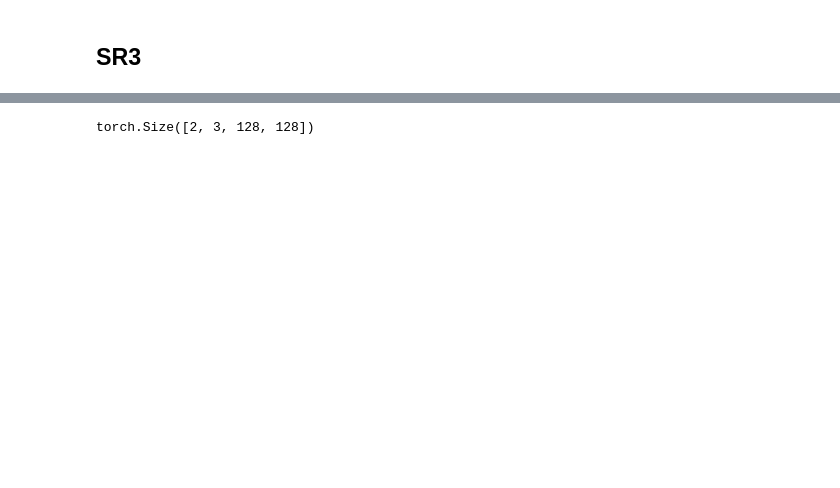
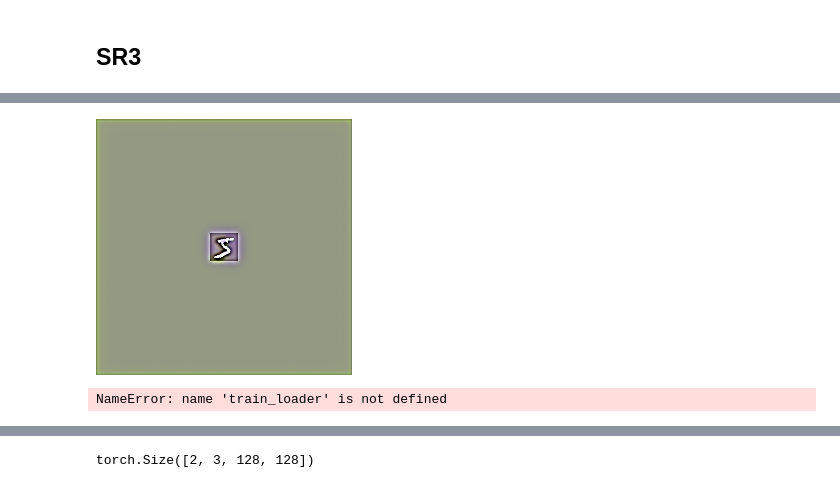
Before and after one commit to ramayer/Elucidated-Diffusion-Model-vibe-coded, a Jupyter notebook: color_attempt.ipynb, the cells around one changed output, grey strips where cells are left out. Cells and saved outputs as stored; diff of their text form; code cells hidden in the pictures; blank space fills up the shorter version.

```diff
--- a/color_attempt.ipynb
+++ b/color_attempt.ipynb
@@ -890,0 +1012,14 @@ for obj in gc.get_objects():
+# %%
+B = 4
+hr = torch.randn(B, 3, 256, 256).cuda()
+lr = torch.randn(B, 3, 64, 64).cuda()
+t = torch.rand(B).cuda()
+
+lr_up = F.interpolate(lr, size=(256,256), mode='bilinear', align_corners=False)
+x_noisy = torch.randn_like(hr)
+x_in = torch.cat([x_noisy, lr_up], dim=1).cuda()
+
+model = UNetSR3().cuda()
+with torch.no_grad():
+    out = model(x_in, t)
+print("Output:", out.shape)  # should be [4, 3, 256, 256]
@@ -890,0 +1192,49 @@ for obj in gc.get_objects():
+# %%
+### Sanity Check one step of samplng.
+
+# Take one HR-LR pair
+dataloader = train_loader
+hr_sample, lr_sample = next(iter(dataloader))
+hr_sample = hr_sample.cuda()
+lr_sample = lr_sample.cuda()
+
+# Add only small noise
+noise = torch.randn_like(hr_sample) * 0.1
+t = torch.zeros(hr_sample.size(0), dtype=torch.long).cuda()  # timestep 0
+
+x_noisy = q_sample(hr_sample, t, noise)
+lr_up = F.interpolate(lr_sample, size=(256,256), mode='bilinear', align_corners=False)
+x_input = torch.cat([x_noisy, lr_up], dim=1)
+with torch.no_grad():
+    out = model(x_input, t.float() / timesteps)
+
+# Show output
+img = sr_to_pil(out)
+img
+# %% [output]
+[figure, added]
+# %%
+### Sanity Check one step of samplng.
+
+# Take one HR-LR pair
+dataloader = train_loader
+hr_sample, lr_sample = next(iter(dataloader))
+hr_sample = hr_sample.cuda()
+lr_sample = lr_sample.cuda()
+
+# Add only small noise
+noise = torch.randn_like(hr_sample) * 0.1
+t = torch.zeros(hr_sample.size(0), dtype=torch.long).cuda()  # timestep 0
+
+#x_noisy = q_sample(hr_sample, t, noise)
+lr_up = F.interpolate(lr_sample, size=(256,256), mode='bilinear', align_corners=False)
+x_noisy = q_sample(lr_up,t,noise)
+x_input = torch.cat([x_noisy, lr_up], dim=1)
+with torch.no_grad():
+    out = model(x_input, t.float() / timesteps)
+
+# Show output
+img = sr_to_pil(out)
+img
+# %% [output]
+NameError: name 'train_loader' is not defined
```
Also changed, not shown: parts of 19 cells of this notebook, 1 other file.
